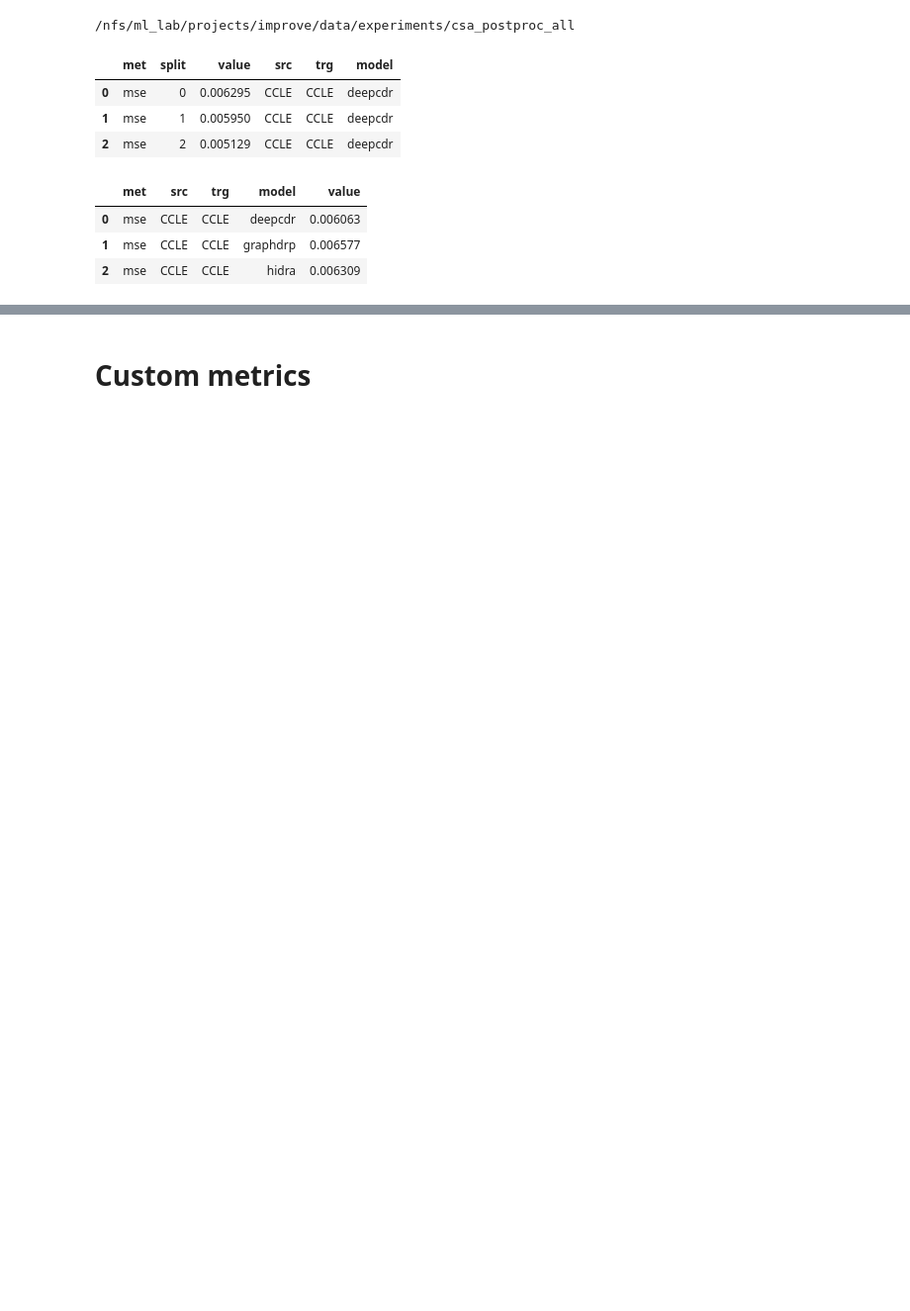
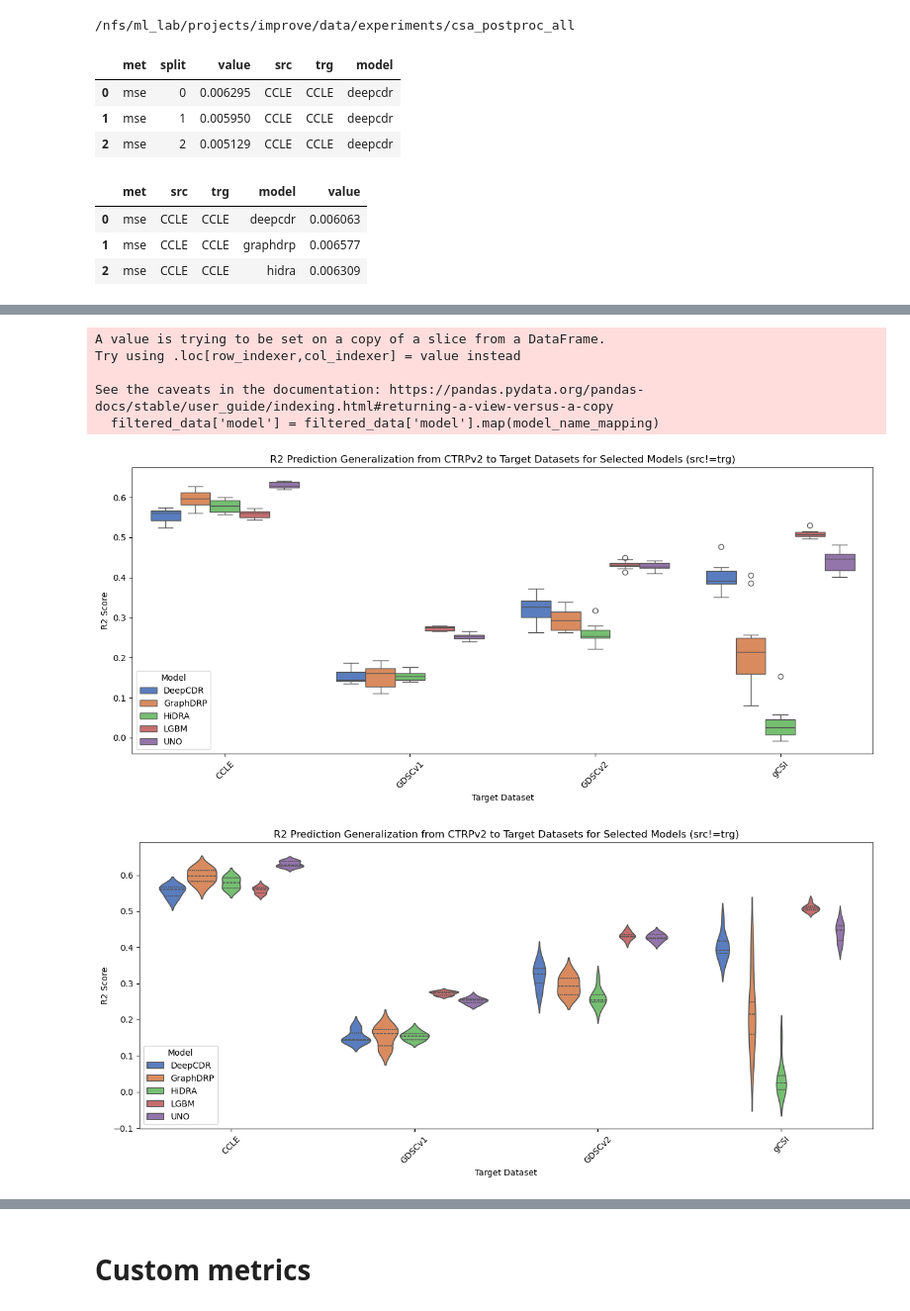
Before and after one commit to adpartin/cross-dataset-drp-paper, a Jupyter notebook: postprocess_plot.ipynb, the cells around one changed output, grey strips where cells are left out. Shown at 99% size. Saved outputs shown, nothing was run; the diff lists cells and outputs as text; code cells hidden in the pictures; blank space fills up the shorter version.

```diff
--- a/postprocess_plot.ipynb
+++ b/postprocess_plot.ipynb
@@ -151,3 +124,83 @@ Passing `palette` without assigning `hue` is deprecated and will be removed in v
+# %%
+# ------------------------------------------------------------------------------------------------
+## Performance Distribution Across Targets (src != trg)
+# Multiple models, single metric, src != trg
+# Box plot, violin plot
+# ------------------------------------------------------------------------------------------------
+
+# Specify the metric name and source dataset for filtering
+metric_name = "r2"  # Replace with the desired metric
+source_dataset = "CTRPv2"  # Replace with the specific source dataset
+
+# Specify the models you want to include
+models_to_include = []  # Replace with your desired models
+models_to_include = ["deepcdr", "graphdrp", "hidra", "lgbm", "uno"]  # Replace with your desired models
+# models_to_include = ["graphdrp"]  # Replace with your desired models
+
+if len(models_to_include) == 0:
+    models_to_include = all_scores["model"].unique()
+
+# Filter data for specific source dataset (src = CTRPv2), and R^2 metric
+filtered_data = all_scores[
+    (all_scores["src"] == source_dataset) &
+    (all_scores["src"] != all_scores["trg"]) &  # Exclude cases where src = trg
+    (all_scores["met"] == metric_name) &
+    (all_scores["model"].isin(models_to_include))  # Include only specified models
+]
+
+# Map the model names to their corresponding names using model_name_mapping
+filtered_data['model'] = filtered_data['model'].map(model_name_mapping)
+
+# Plot settings
+# palette = "Set3"
+palette = "muted"
+title = f"{metric_name.upper()} Prediction Generalization from {source_dataset} to Target Datasets for Selected Models (src!=trg)"
+ylabel = f"{metric_name.upper()} Score"
+xlabel = "Target Dataset"
+xlabel_rotation = 45
+
+# Plot: Boxplot for Each Target Dataset (src != trg)
+plt.figure(figsize=(13, 6))
+# sns.boxplot(data=filtered_data, x="trg", y="value", hue="model", palette=palette)
+if len(models_to_include) == 1:
+    sns.boxplot(data=filtered_data, x="trg", y="value", palette=palette, legend=False)
+else:
+    sns.boxplot(data=filtered_data, x="trg", y="value", hue="model", palette=palette, legend=True)
+    plt.legend(title='Model')
+plt.title(title)
+plt.ylabel(ylabel)
+plt.xlabel(xlabel)
+plt.xticks(rotation=xlabel_rotation)
+plt.tight_layout()
+
+# Save the boxplot
+plt.savefig(outdir / f"boxplot_{metric_name}_cross_study_from_{source_dataset}_to_targets.png")  # Save boxplot
+plt.show()
+
+# Plot: Violin Plot for Each Target Dataset (src != trg)
+plt.figure(figsize=(13, 6))
+if len(models_to_include) == 1:
+    sns.violinplot(data=filtered_data, x="trg", y="value", palette=palette, inner="quartile")
+else:
+    sns.violinplot(data=filtered_data, x="trg", y="value", hue="model", palette=palette, inner="quartile", dodge=True)
+    plt.legend(title='Model')
+plt.title(title)
+plt.ylabel(ylabel)
+plt.xlabel(xlabel)
+plt.xticks(rotation=xlabel_rotation)
+plt.tight_layout()
+
+# Save the violin plot
+plt.savefig(outdir / f"violin_plot_{metric_name}_cross_study_from_{source_dataset}_to_targets.png")  # Save violinplot
+plt.show()
+# %% [output]
+A value is trying to be set on a copy of a slice from a DataFrame.
+Try using .loc[row_indexer,col_indexer] = value instead
+
+See the caveats in the documentation: https://pandas.pydata.org/pandas-docs/stable/user_guide/indexing.html#returning-a-view-versus-a-copy
+  filtered_data['model'] = filtered_data['model'].map(model_name_mapping)
+[figure, added]
+[figure, added]
 # %%
 # ------------------------------------------------------------------------------------------------
 ## Basic CSA Table
```
Also changed, not shown: parts of 10 cells of this notebook.
